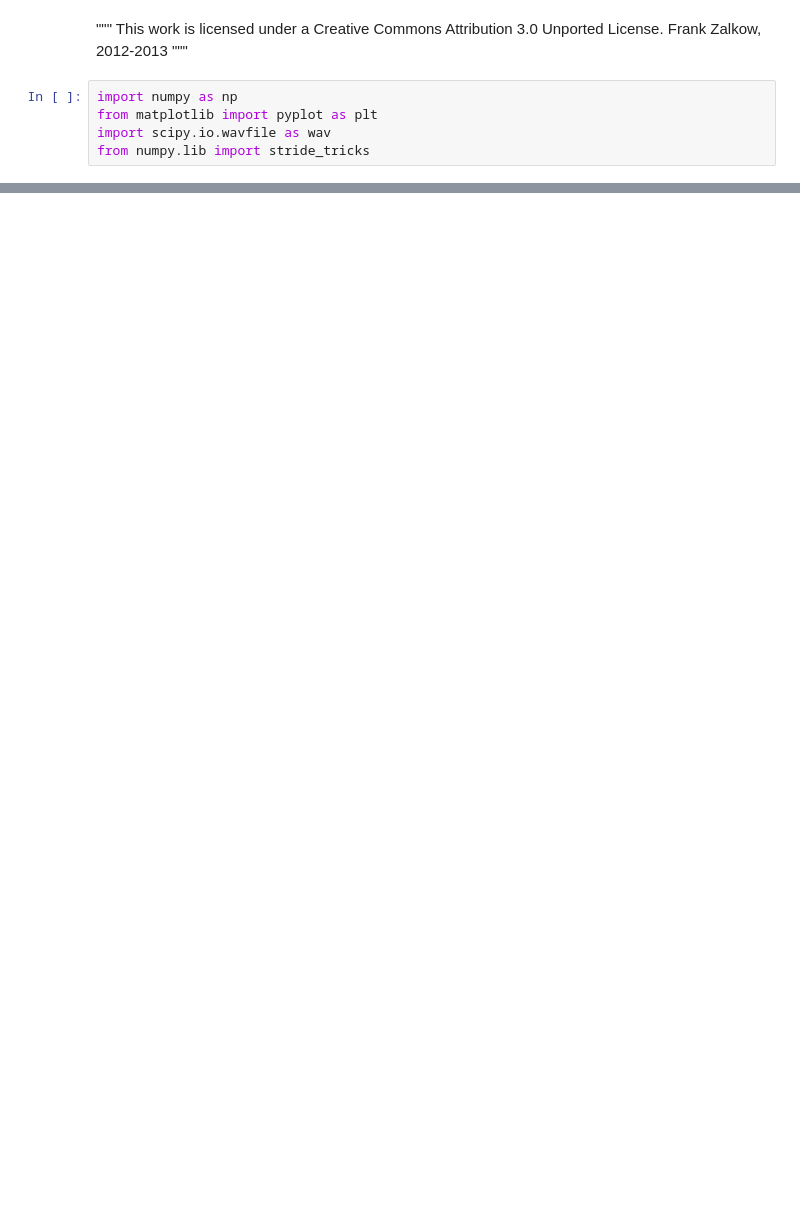
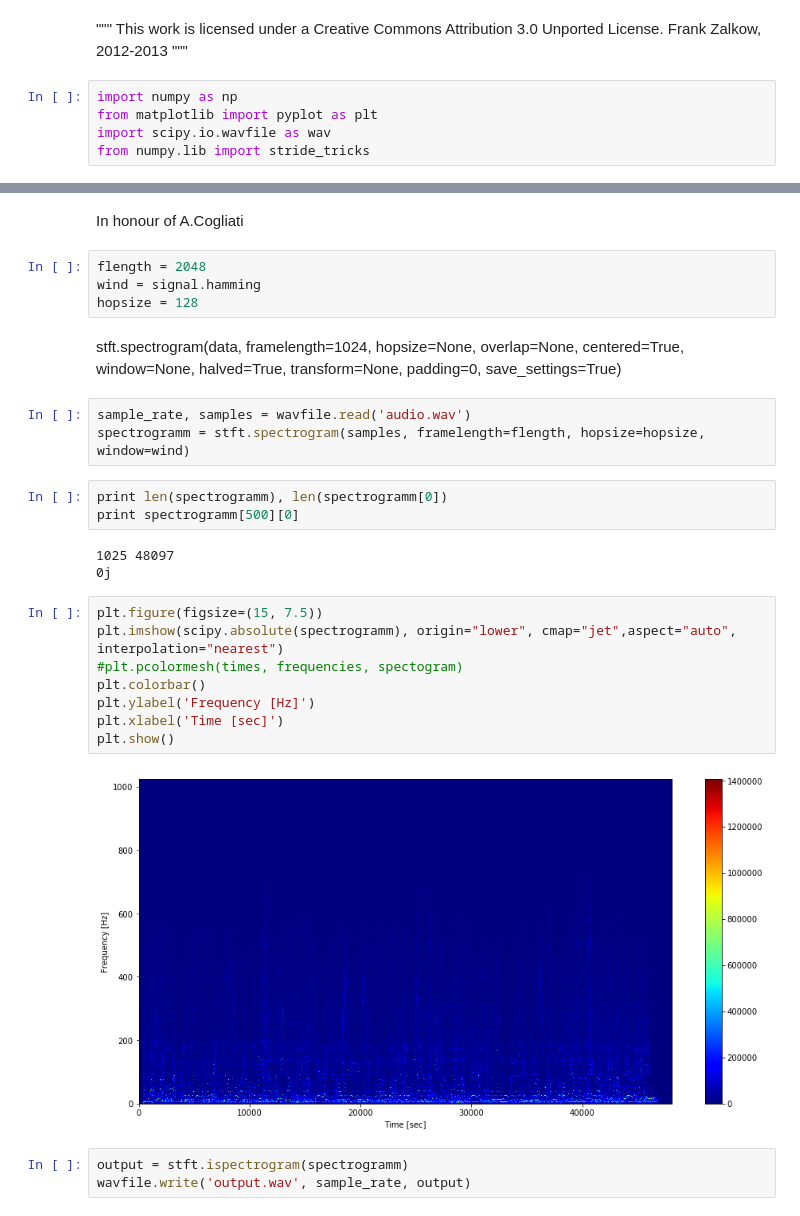
Before and after one commit to EgorDudyrev/ChordEstimation2017, a Jupyter notebook: wav_to_spectr.ipynb, the cells around one changed output, grey strips where cells are left out. Cells and saved outputs as stored; diff of their text form; blank space fills up the shorter version.

Commit message:
Add easy way to transfer wav to spectrs

```diff
--- a/wav_to_spectr.ipynb
+++ b/wav_to_spectr.ipynb
@@ -131,0 +130,30 @@ array([[  9.17419884e+03,   3.48841604e+00,   3.14695444e+00, ...,
+# %% [markdown]
+In honour of A.Cogliati
+# %%
+flength = 2048
+wind = signal.hamming
+hopsize = 128
+# %% [markdown]
+stft.spectrogram(data, framelength=1024, hopsize=None, overlap=None, centered=True, window=None, halved=True, transform=None, padding=0, save_settings=True)
+# %%
+sample_rate, samples = wavfile.read('audio.wav')
+spectrogramm = stft.spectrogram(samples, framelength=flength, hopsize=hopsize, window=wind)
+# %%
+print len(spectrogramm), len(spectrogramm[0])
+print spectrogramm[500][0]
+# %% [output]
+1025 48097
+0j
+# %%
+plt.figure(figsize=(15, 7.5))
+plt.imshow(scipy.absolute(spectrogramm), origin="lower", cmap="jet",aspect="auto", interpolation="nearest")
+#plt.pcolormesh(times, frequencies, spectogram)
+plt.colorbar()
+plt.ylabel('Frequency [Hz]')
+plt.xlabel('Time [sec]')
+plt.show()
+# %% [output]
+[figure, added]
+# %%
+output = stft.ispectrogram(spectrogramm)
+wavfile.write('output.wav', sample_rate, output)
```
Also changed, not shown: parts of 10 cells of this notebook.
